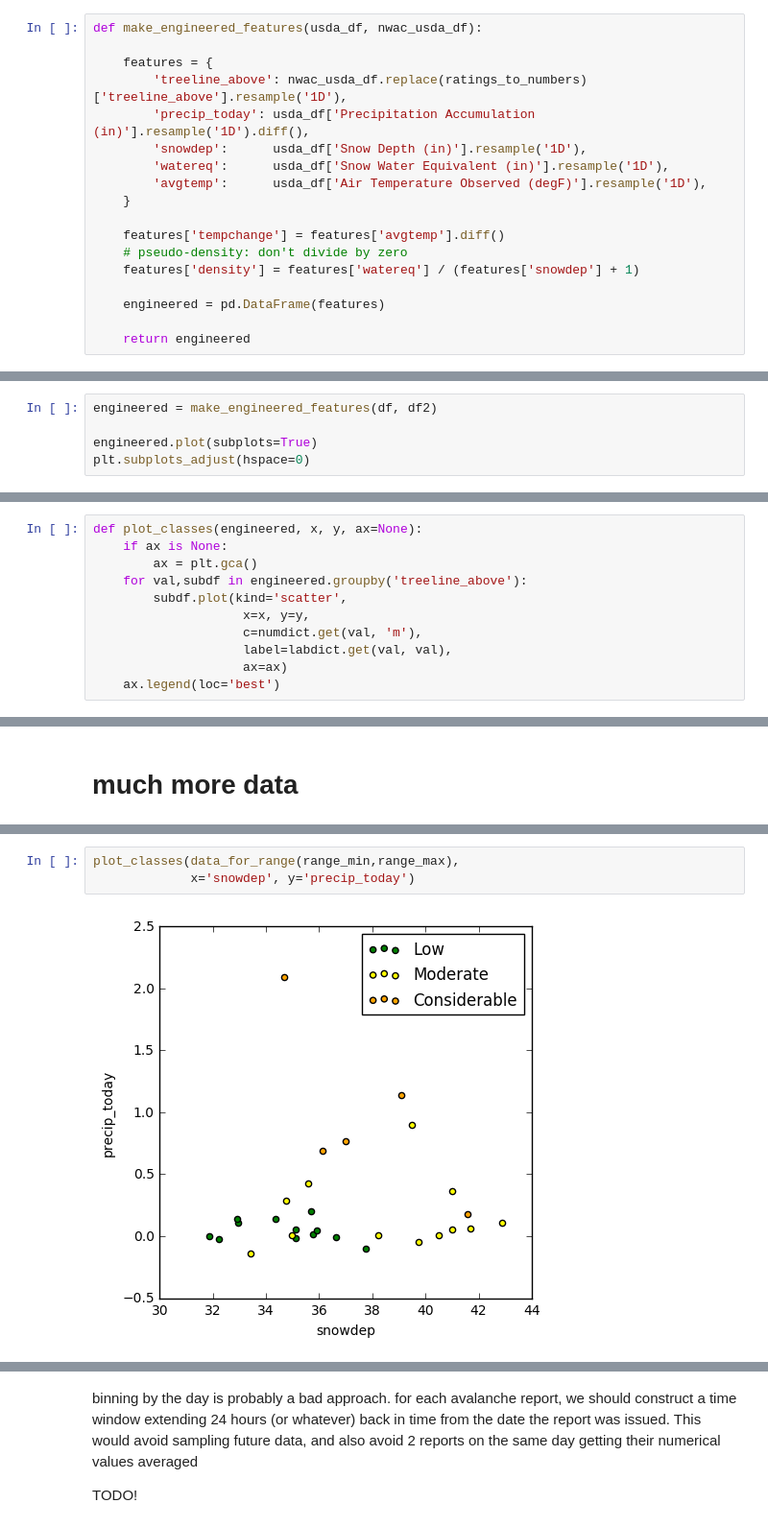
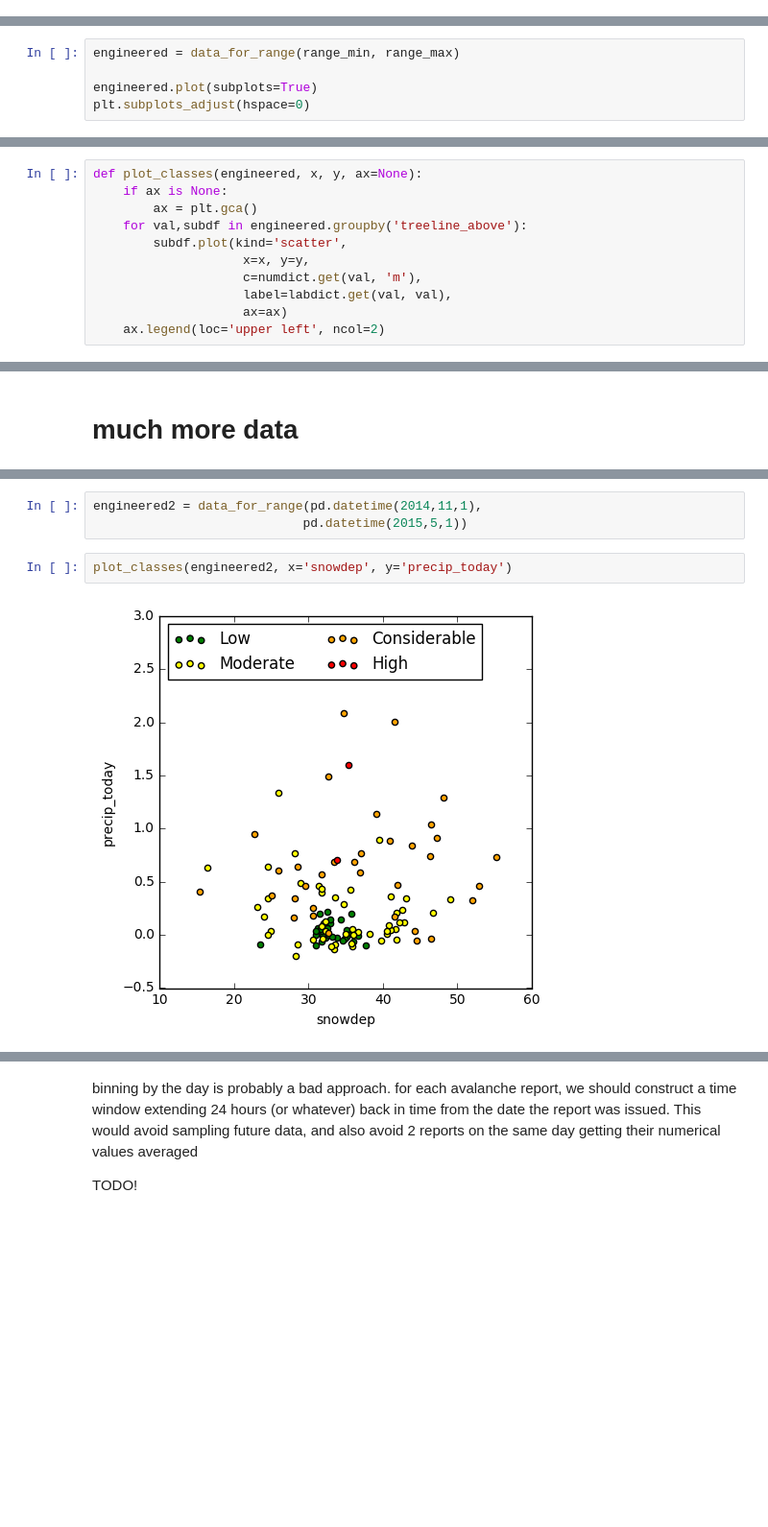
Before and after one commit to baldwint/snotelier, a Jupyter notebook: usda.ipynb, the cells around one changed output, grey strips where cells are left out. Shown at 96% size. Cells and saved outputs as stored; diff of their text form; blank space fills up the shorter version.

```diff
--- a/usda.ipynb
+++ b/usda.ipynb
@@ -171,19 +173 @@ def make_engineered_features(usda_df, nwac_usda_df):
     return engineered
-# %%
-def make_engineered_features(usda_df, nwac_usda_df):
-
-    features = {
-        'treeline_above': nwac_usda_df.replace(ratings_to_numbers)['treeline_above'].resample('1D'),
-        'precip_today': usda_df['Precipitation Accumulation (in)'].resample('1D').diff(),
-        'snowdep':      usda_df['Snow Depth (in)'].resample('1D'),
-        'watereq':      usda_df['Snow Water Equivalent (in)'].resample('1D'),
-        'avgtemp':      usda_df['Air Temperature Observed (degF)'].resample('1D'),
-    }
-
-    features['tempchange'] = features['avgtemp'].diff()
-    # pseudo-density: don't divide by zero
-    features['density'] = features['watereq'] / (features['snowdep'] + 1)
-
-    engineered = pd.DataFrame(features)
-
-    return engineered
@@ -190,5 +179,5 @@ def make_engineered_features(usda_df, nwac_usda_df):
 # %%
-engineered = make_engineered_features(df, df2)
+engineered = data_for_range(range_min, range_max)
 
 engineered.plot(subplots=True)
 plt.subplots_adjust(hspace=0)
@@ -233,5 +214,5 @@ def plot_classes(engineered, x, y, ax=None):
                     c=numdict.get(val, 'm'),
                     label=labdict.get(val, val),
                     ax=ax)
-    ax.legend(loc='best')
+    ax.legend(loc='upper left', ncol=2)
 # %%
@@ -248,5 +225,7 @@ def data_for_range(range_min, range_max):
+# %%
+engineered2 = data_for_range(pd.datetime(2014,11,1),
+                            pd.datetime(2015,5,1))
 # %%
-plot_classes(data_for_range(range_min,range_max),
-             x='snowdep', y='precip_today')
+plot_classes(engineered2, x='snowdep', y='precip_today')
 # %% [output]
-[figure, old version]
+[figure, new version]
```
Also changed, not shown: parts of 11 cells of this notebook, 4 other files.
